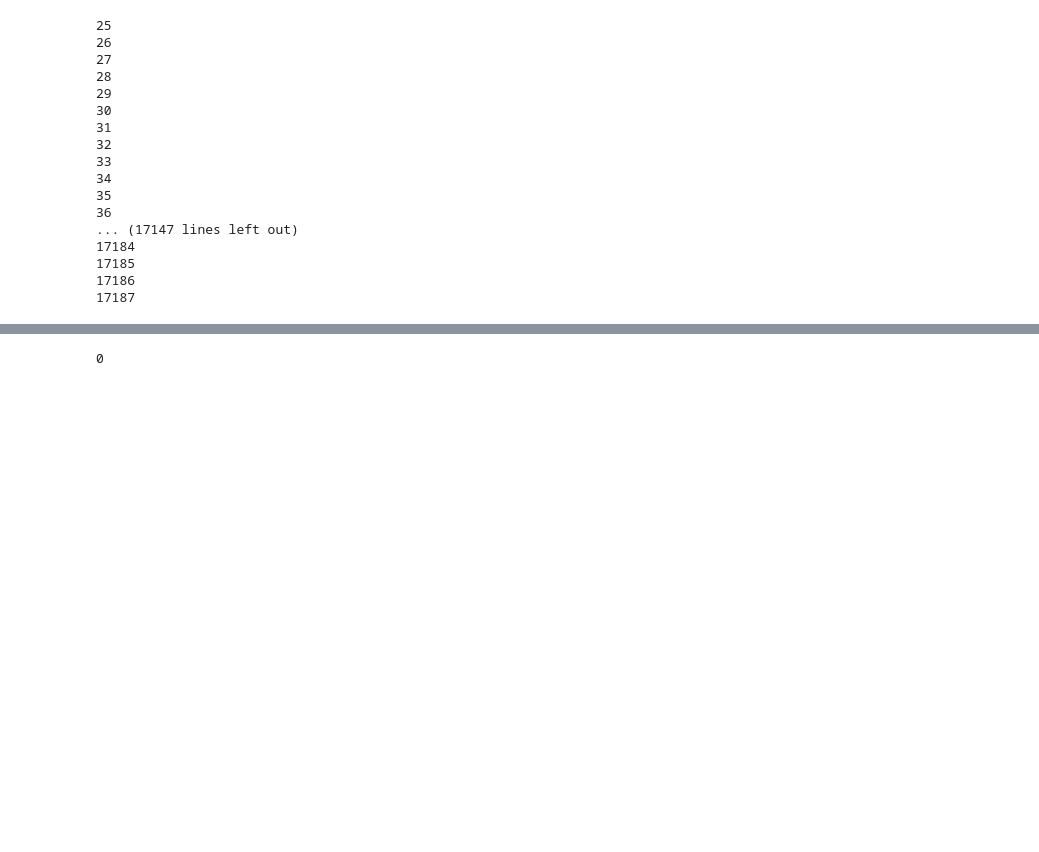
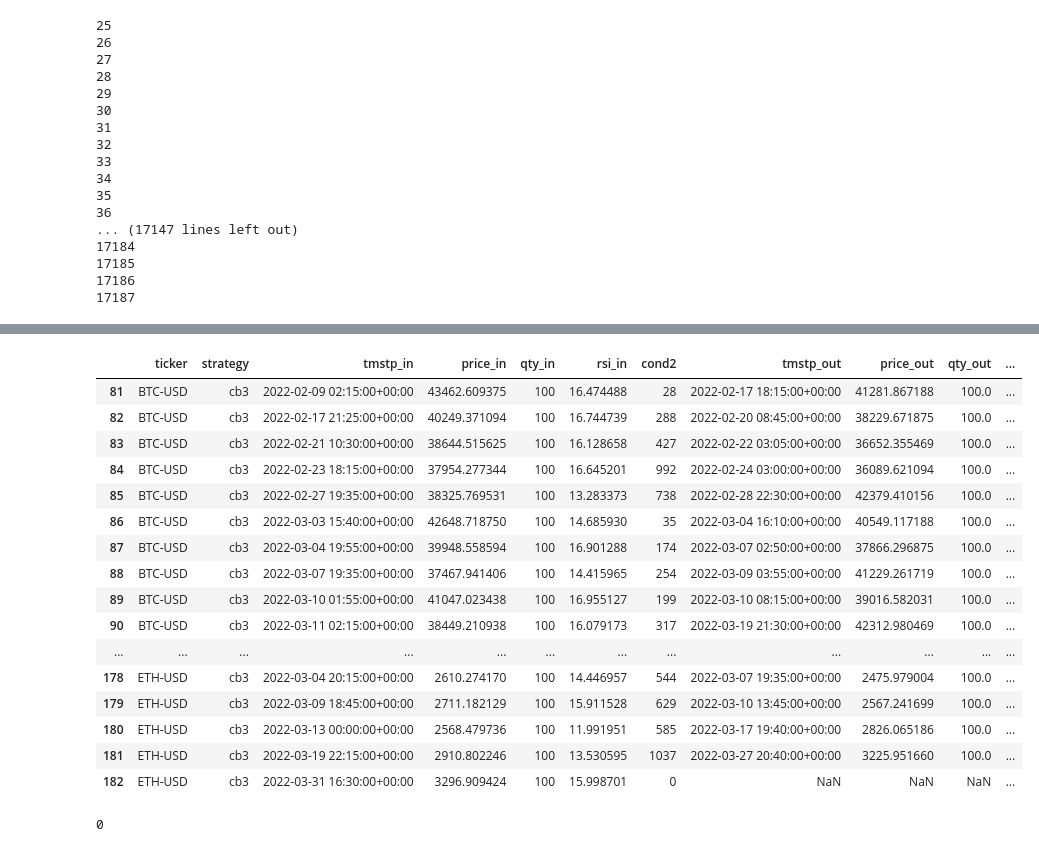
Before and after one commit to sjuanandres0/Chewbacca, a Jupyter notebook: chewie_playground.ipynb, the cells around one changed output, grey strips where cells are left out. Drawn from its saved outputs; the diff is of its cells as text; code cells hidden in the pictures; blank space fills up the shorter version.

```diff
--- a/chewie_playground.ipynb
+++ b/chewie_playground.ipynb
@@ -801,3 +848,23 @@ IndexError: index 0 is out of bounds for axis 0 with size 0
+# %%
+tds[tds.strategy=='cb3']
+# %% [output]
+|  | ticker | strategy | tmstp_in | price_in | qty_in | rsi_in | cond2 | tmstp_out | price_out | qty_out | ... |
+| 81 | BTC-USD | cb3 | 2022-02-09 02:15:00+00:00 | 43462.609375 | 100 | 16.474488 | 28 | 2022-02-17 18:15:00+00:00 | 41281.867188 | 100.0 | ... |
+| 82 | BTC-USD | cb3 | 2022-02-17 21:25:00+00:00 | 40249.371094 | 100 | 16.744739 | 288 | 2022-02-20 08:45:00+00:00 | 38229.671875 | 100.0 | ... |
+| 83 | BTC-USD | cb3 | 2022-02-21 10:30:00+00:00 | 38644.515625 | 100 | 16.128658 | 427 | 2022-02-22 03:05:00+00:00 | 36652.355469 | 100.0 | ... |
+| 84 | BTC-USD | cb3 | 2022-02-23 18:15:00+00:00 | 37954.277344 | 100 | 16.645201 | 992 | 2022-02-24 03:00:00+00:00 | 36089.621094 | 100.0 | ... |
+| 85 | BTC-USD | cb3 | 2022-02-27 19:35:00+00:00 | 38325.769531 | 100 | 13.283373 | 738 | 2022-02-28 22:30:00+00:00 | 42379.410156 | 100.0 | ... |
+| 86 | BTC-USD | cb3 | 2022-03-03 15:40:00+00:00 | 42648.718750 | 100 | 14.685930 | 35 | 2022-03-04 16:10:00+00:00 | 40549.117188 | 100.0 | ... |
+| 87 | BTC-USD | cb3 | 2022-03-04 19:55:00+00:00 | 39948.558594 | 100 | 16.901288 | 174 | 2022-03-07 02:50:00+00:00 | 37866.296875 | 100.0 | ... |
+| 88 | BTC-USD | cb3 | 2022-03-07 19:35:00+00:00 | 37467.941406 | 100 | 14.415965 | 254 | 2022-03-09 03:55:00+00:00 | 41229.261719 | 100.0 | ... |
+| 89 | BTC-USD | cb3 | 2022-03-10 01:55:00+00:00 | 41047.023438 | 100 | 16.955127 | 199 | 2022-03-10 08:15:00+00:00 | 39016.582031 | 100.0 | ... |
+| 90 | BTC-USD | cb3 | 2022-03-11 02:15:00+00:00 | 38449.210938 | 100 | 16.079173 | 317 | 2022-03-19 21:30:00+00:00 | 42312.980469 | 100.0 | ... |
+| ... | ... | ... | ... | ... | ... | ... | ... | ... | ... | ... | ... |
+| 178 | ETH-USD | cb3 | 2022-03-04 20:15:00+00:00 | 2610.274170 | 100 | 14.446957 | 544 | 2022-03-07 19:35:00+00:00 | 2475.979004 | 100.0 | ... |
+| 179 | ETH-USD | cb3 | 2022-03-09 18:45:00+00:00 | 2711.182129 | 100 | 15.911528 | 629 | 2022-03-10 13:45:00+00:00 | 2567.241699 | 100.0 | ... |
+| 180 | ETH-USD | cb3 | 2022-03-13 00:00:00+00:00 | 2568.479736 | 100 | 11.991951 | 585 | 2022-03-17 19:40:00+00:00 | 2826.065186 | 100.0 | ... |
+| 181 | ETH-USD | cb3 | 2022-03-19 22:15:00+00:00 | 2910.802246 | 100 | 13.530595 | 1037 | 2022-03-27 20:40:00+00:00 | 3225.951660 | 100.0 | ... |
+| 182 | ETH-USD | cb3 | 2022-03-31 16:30:00+00:00 | 3296.909424 | 100 | 15.998701 | 0 | NaN | NaN | NaN | ... |
 # %%
 tds.loc[(tds.ticker==ticker) & (tds.strategy==strategy), 'cond2'].values[-1]
 # %% [output]
```
Also changed, not shown: parts of 4 cells of this notebook, 12 other files.
